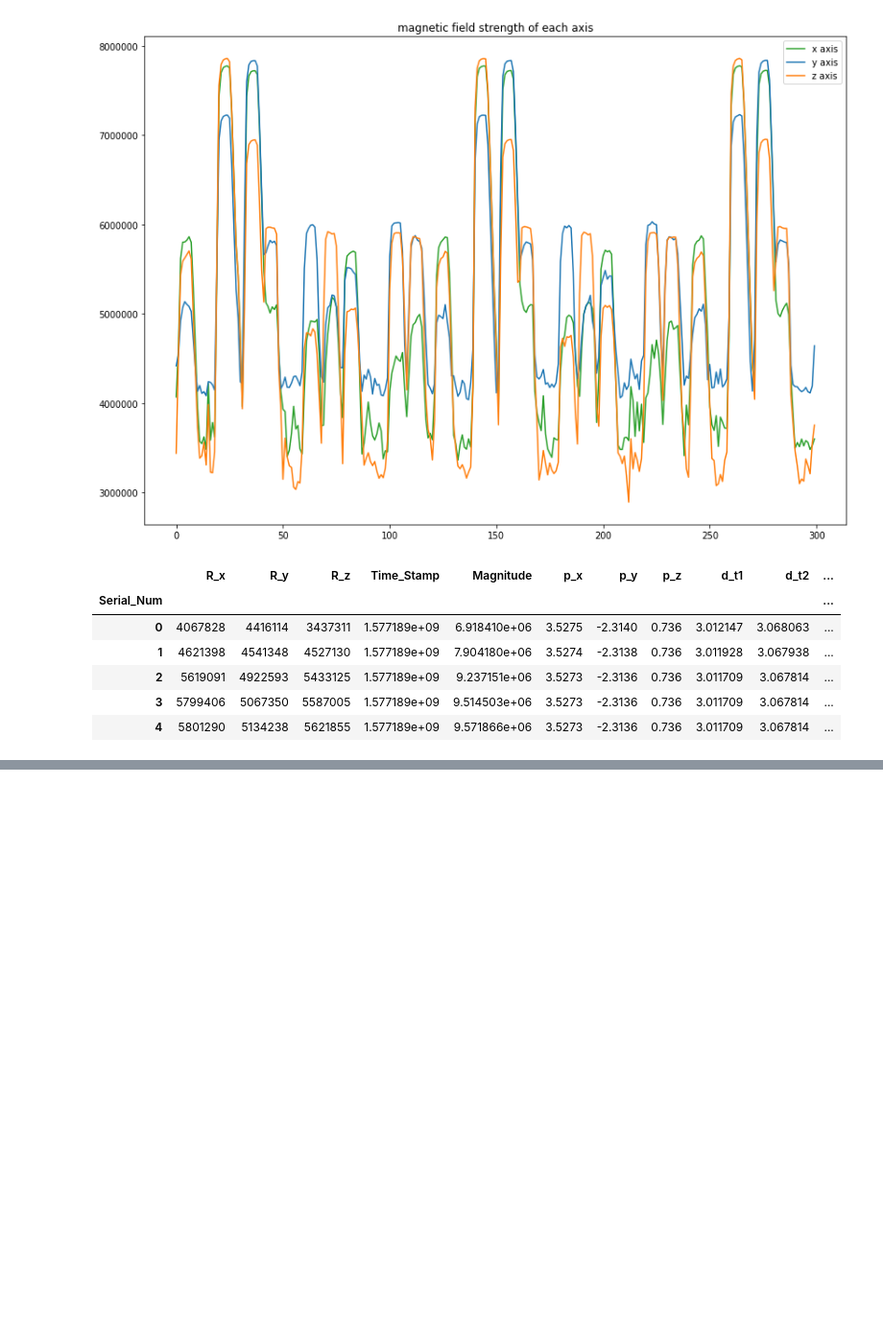
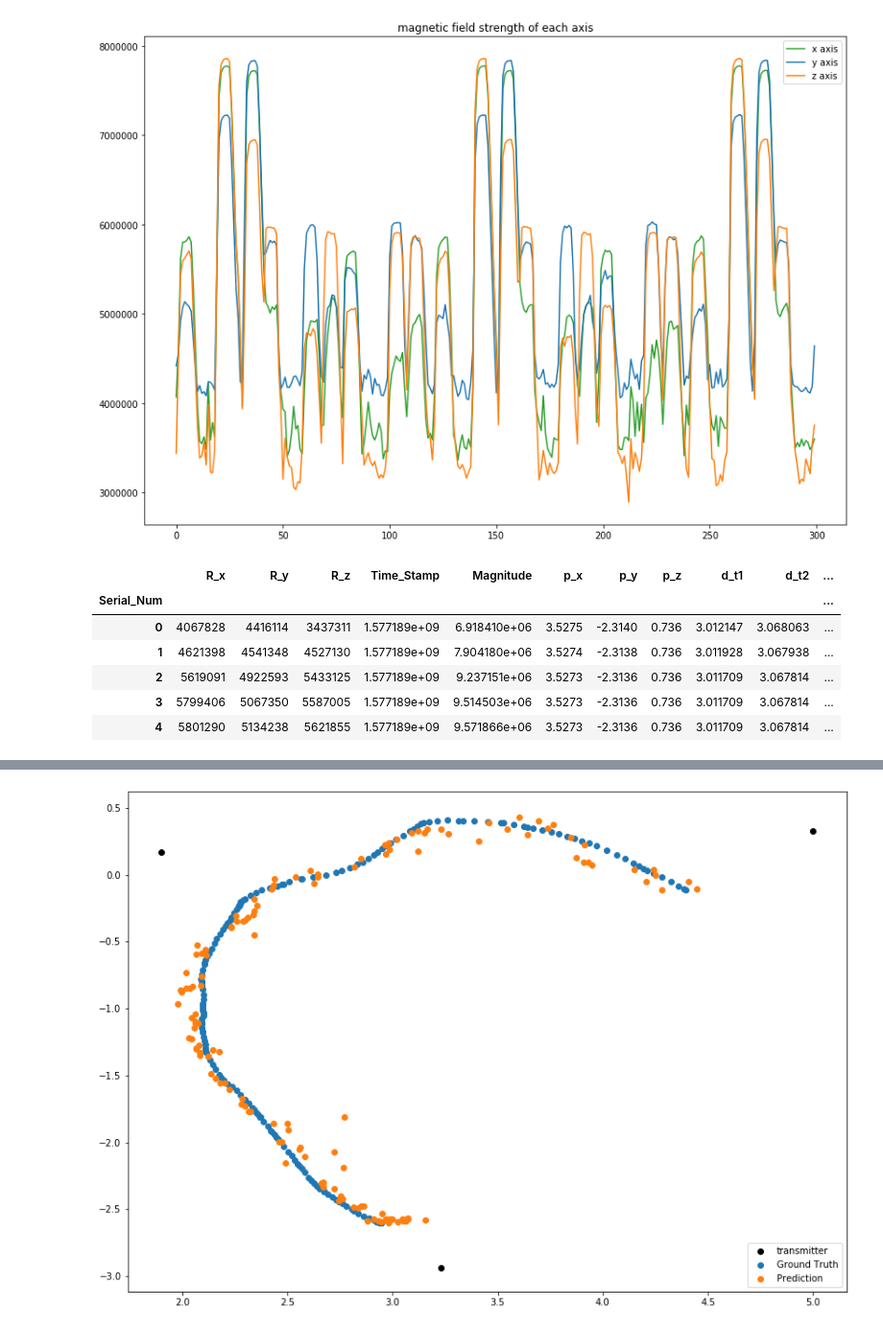
Before and after one commit to guoqiushi/Mag_thesis, a Jupyter notebook: plot_thesis.ipynb, the cells around one changed output, grey strips where cells are left out. Shown: that part at 96% size. Saved outputs shown, nothing was run; the diff lists cells and outputs as text; code cells hidden in the pictures; blank space fills up the shorter version.

```diff
--- a/plot_thesis.ipynb
+++ b/plot_thesis.ipynb
@@ -260,0 +317,25 @@ t3
+# %%
+def period_test(index):
+    outlier_detect = IsolationForest(max_samples=10,contamination=0.3,behaviour='new',n_estimators=10)
+    outlier_detect.fit(result_4[index*10:(index+1)*10])
+    outlier_index = outlier_detect.predict(result_4[index*10:(index+1)*10])
+
+    single_prediction = result_4[index*10:(index+1)*10]
+    result = [single_prediction[i] for i,x in enumerate(outlier_index)if x!=-1]
+
+    return result
+# %%
+test = []
+for i in range(20):
+    test.extend(period_test(i))
+# %%
+test = np.array(test)
+plt.figure(figsize=(14,10))
+plt.scatter([1.90,5.00,3.23],[0.17,0.33,-2.94],c='black',label='transmitter')
+plt.scatter(y_test[:200,0],y_test[:200,1],c='C0',label='Ground Truth')
+plt.scatter(test[:,0],test[:,1],c='C1',label='Prediction')
+plt.legend(loc='lower right')
+plt.savefig('./figure/sequence_filter.png')
+plt.show()
+# %% [output]
+[figure, added]
```
Also changed, not shown: parts of 14 cells of this notebook, 5 other files.
